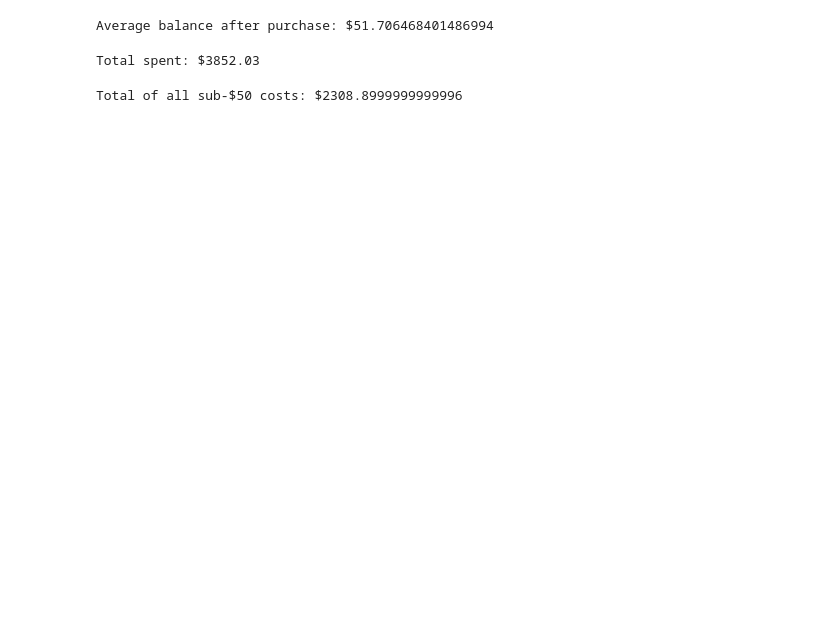
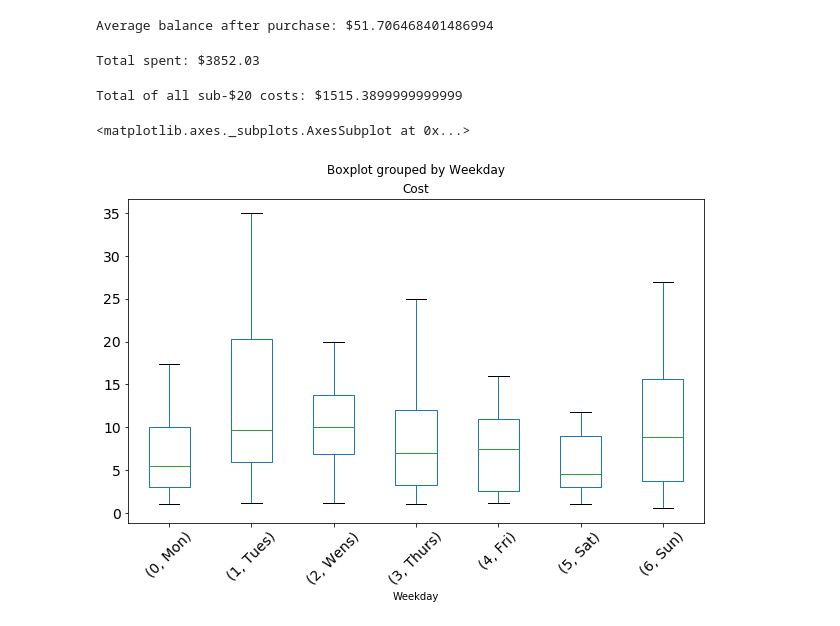
Before and after one commit to third-meow/avocado-pandas, a Jupyter notebook: spending_analysis.ipynb, the cells around one changed output. Drawn from its saved outputs; the diff is of its cells as text; code cells hidden in the pictures; blank space fills up the shorter version.

```diff
--- a/spending_analysis.ipynb
+++ b/spending_analysis.ipynb
@@ -66,6 +63,19 @@ print(f"Total spent: ${spending_df['Cost'].sum()}")
 # %% [output]
 Total spent: $3852.03
 # %%
-print(f"Total of all sub-$50 costs: ${spending_df[spending_df['Cost'] < 50]['Cost'].sum()}")
+cutoff = 20
+print(f"Total of all sub-${cutoff} costs: ${spending_df[spending_df['Cost'] < cutoff]['Cost'].sum()}")
 # %% [output]
-Total of all sub-$50 costs: $2308.8999999999996
+Total of all sub-$20 costs: $1515.3899999999999
+# %%
+weekdays = [(0,'Mon'), (1,'Tues'), (2,'Wens'), (3,'Thurs'), (4,'Fri'), (5,'Sat'), (6,'Sun')]
+def set_weekday(s):
+    s['Weekday'] = weekdays[s['Date'].dayofweek]
+    return s
+
+spending_df['Weekday'] = 0
+spending_df = spending_df.apply(set_weekday, axis=1)
+spending_df.boxplot(column='Cost', by='Weekday', fontsize=14, grid=False, rot=45, figsize=(10,6), showfliers=False)
+# %% [output]
+<matplotlib.axes._subplots.AxesSubplot at 0x...>
+[figure, added]
```
Also changed, not shown: parts of 4 cells of this notebook.
